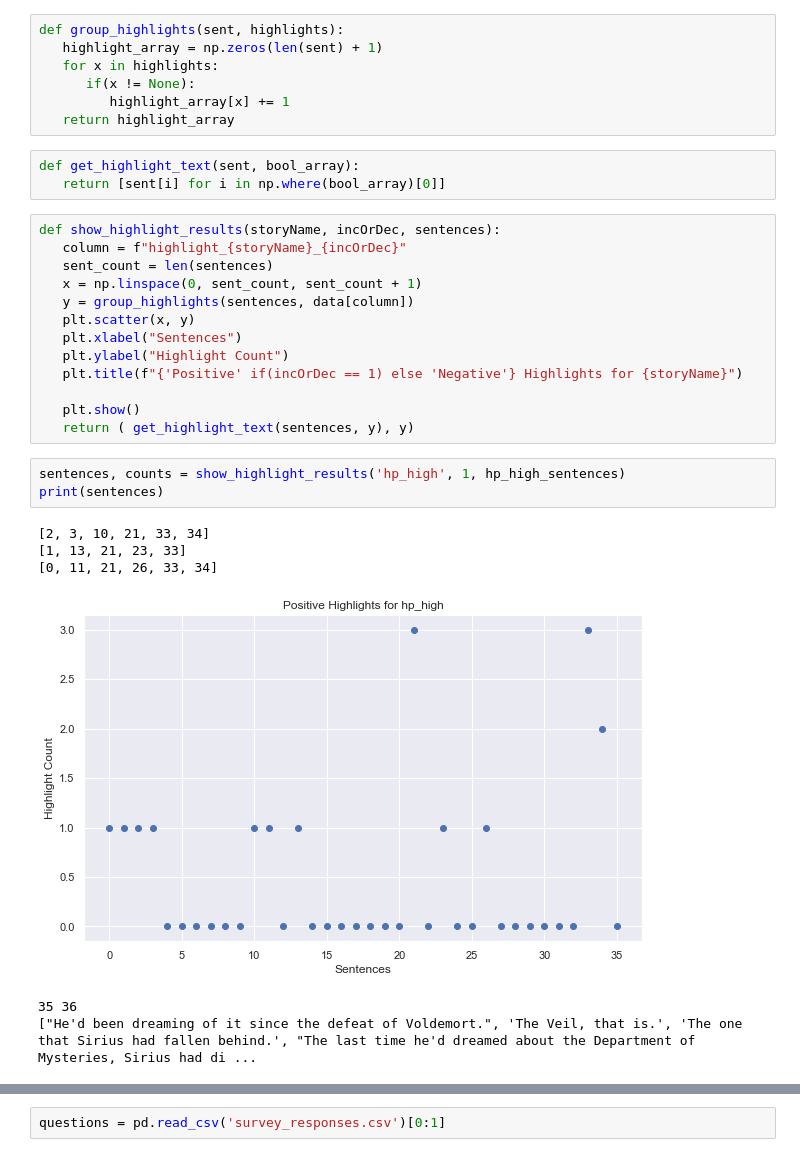
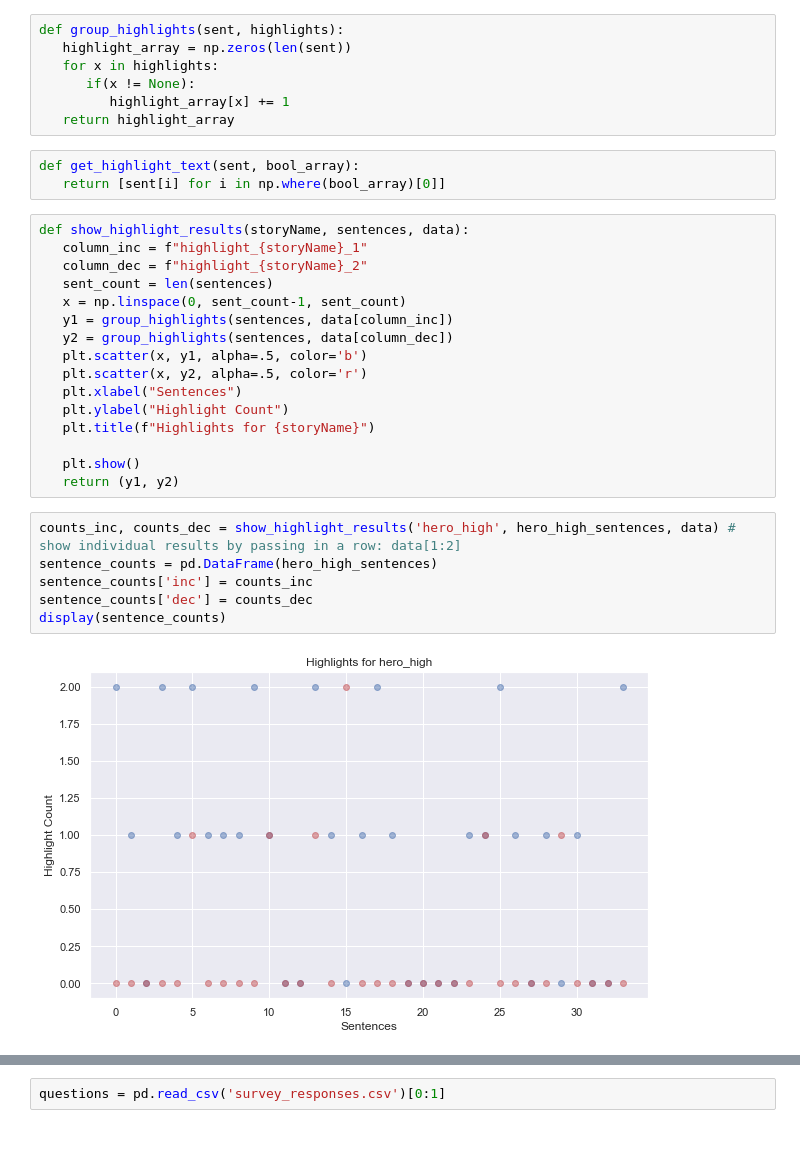
Before and after one commit to kelseyneis/narrative_transportation, a Jupyter notebook: survey_response.ipynb, the cells around one changed output, grey strips where cells are left out. Cells and saved outputs as stored; diff of their text form.

Commit message:
Show cumulative results

```diff
--- a/survey_response.ipynb
+++ b/survey_response.ipynb
@@ -59,6 +32,6 @@ hp_high_sentences
 # %%
 def group_highlights(sent, highlights):
-   highlight_array = np.zeros(len(sent) + 1)
+   highlight_array = np.zeros(len(sent))
    for x in highlights:
       if(x != None):
          highlight_array[x] += 1
@@ -67,25 +40,26 @@ def group_highlights(sent, highlights):
 def get_highlight_text(sent, bool_array):
    return [sent[i] for i in np.where(bool_array)[0]]
 # %%
-def show_highlight_results(storyName, incOrDec, sentences):
-   column = f"highlight_{storyName}_{incOrDec}"
+def show_highlight_results(storyName, sentences, data):
+   column_inc = f"highlight_{storyName}_1"
+   column_dec = f"highlight_{storyName}_2"
    sent_count = len(sentences)
-   x = np.linspace(0, sent_count, sent_count + 1)
-   y = group_highlights(sentences, data[column])
-   plt.scatter(x, y)
+   x = np.linspace(0, sent_count-1, sent_count)
+   y1 = group_highlights(sentences, data[column_inc])
+   y2 = group_highlights(sentences, data[column_dec])
+   plt.scatter(x, y1, alpha=.5, color='b')
+   plt.scatter(x, y2, alpha=.5, color='r')
    plt.xlabel("Sentences")
    plt.ylabel("Highlight Count")
-   plt.title(f"{'Positive' if(incOrDec == 1) else 'Negative'} Highlights for {storyName}")
+   plt.title(f"Highlights for {storyName}")
 
    plt.show()
-   return ( get_highlight_text(sentences, y), y)
+   return (y1, y2)
-# %%
-sentences, counts = show_highlight_results('hp_high', 1, hp_high_sentences)
-print(sentences)
-# %% [output]
-[2, 3, 10, 21, 33, 34]
-[1, 13, 21, 23, 33]
-[0, 11, 21, 26, 33, 34]
-[figure, removed]
-35 36
-["He'd been dreaming of it since the defeat of Voldemort.", 'The Veil, that is.', 'The one that Sirius had fallen behind.', "The last time he'd dreamed about the Department of Mysteries, Sirius had di ...
+# %%
+counts_inc, counts_dec = show_highlight_results('hero_high', hero_high_sentences, data) # show individual results by passing in a row: data[1:2]
+sentence_counts = pd.DataFrame(hero_high_sentences)
+sentence_counts['inc'] = counts_inc
+sentence_counts['dec'] = counts_dec
+display(sentence_counts)
+# %% [output]
+[figure, added]
```
Also changed, not shown: parts of 4 cells of this notebook.
